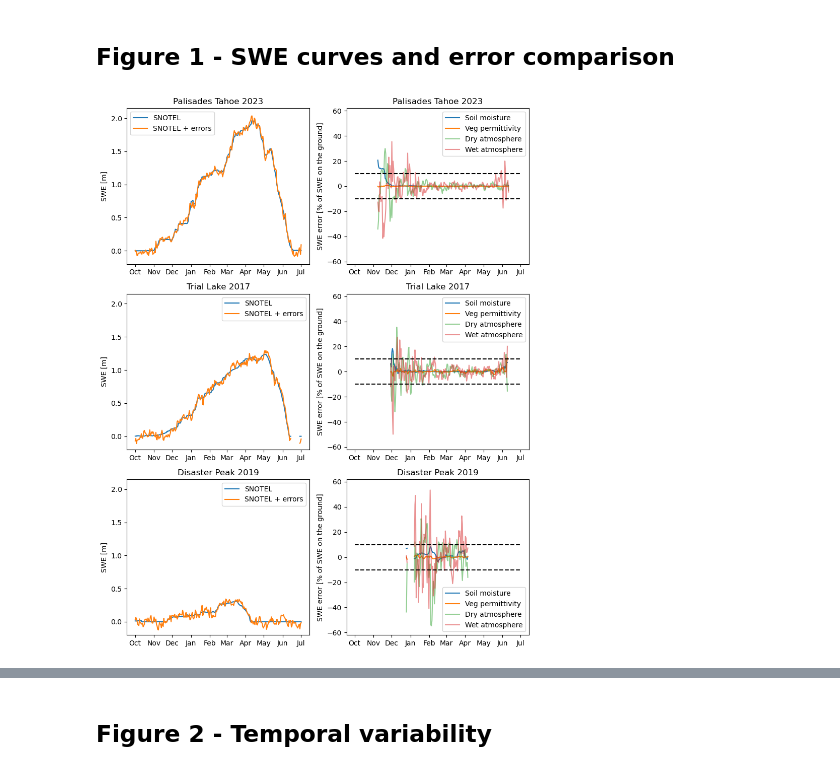
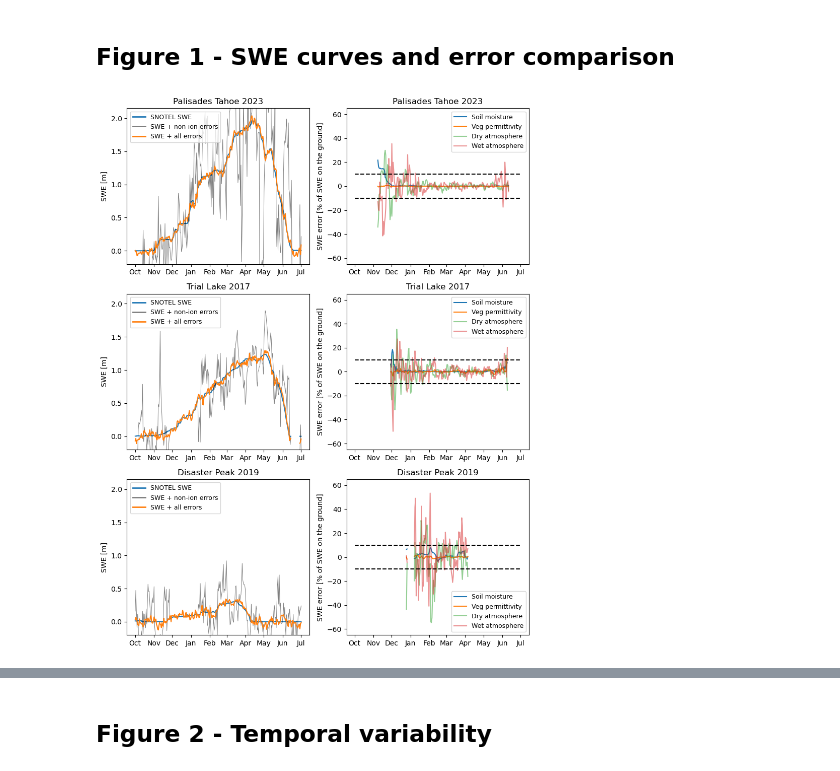
Before and after one commit to rpalomaki/SWE_error_analysis, a Jupyter notebook: ross_sandbox.ipynb, the cells around one changed output, grey strips where cells are left out. Cells and saved outputs as stored; diff of their text form; code cells hidden in the pictures.

```diff
--- a/ross_sandbox.ipynb
+++ b/ross_sandbox.ipynb
@@ -174,9 +174,9 @@ def plot_swe_curves(station_id: int, wateryear: int, time: str = 'am', ax1=None,
 
     if plot_type == 'total_error':
         # Total error plot
-        df['swe_m'].plot(ax=ax1, lw=1.5, label='SNOTEL')
-#         (df['total_error'] + df['swe_m']).plot(ax=ax1, color='k', alpha=0.5, lw=0.7, label='SNOTEL + all errors')
-        (df['non_ion_error'] + df['swe_m']).plot(ax=ax1, label='SNOTEL + errors')
+        df['swe_m'].plot(ax=ax1, lw=1.5, label='SNOTEL SWE')
+        (df['total_error'] + df['swe_m']).plot(ax=ax1, color='k', alpha=0.5, lw=0.7, label='SWE + non-ion errors')
+        (df['non_ion_error'] + df['swe_m']).plot(ax=ax1, label='SWE + all errors')
 
         ax1.set_title(f'{site["station_name"].values[0]} {wateryear}')
         ax1.set_xlabel('')
@@ -184,7 +184,9 @@ def plot_swe_curves(station_id: int, wateryear: int, time: str = 'am', ax1=None,
         ax1.xaxis.set_major_locator(mdates.MonthLocator())
         ax1.xaxis.set_major_formatter(mdates.DateFormatter('%b'))
         ax1.set_xticklabels(ax1.get_xticklabels(), rotation=0, ha='center')
-        ax1.legend()
+        leg = ax1.legend(fontsize=9, loc='upper left')
+        for legobj in leg.legend_handles:
+            legobj.set_linewidth(2.0)
 
         # Error components
         percent_error = pd.DataFrame(index=df.index)
@@ -209,7 +211,7 @@ def plot_swe_curves(station_id: int, wateryear: int, time: str = 'am', ax1=None,
         ax2.set_xticklabels(ax2.get_xticklabels(), rotation=0, ha='center')
 #         ax2.set_ylim([-100,50])
         ax2.set_ylabel('SWE error [% of SWE on the ground]')
-        ax2.legend()
+        ax2.legend(fontsize=9)
 
     elif plot_type == 'individual':
         if ax1 is None:
@@ -226,7 +228,7 @@ def plot_swe_curves(station_id: int, wateryear: int, time: str = 'am', ax1=None,
         ax1.set_title(f'{site["station_name"].values[0]} WY{wateryear}')
         ax1.set_xlabel('')
         ax1.set_ylabel('SWE [m]')
-        ax1.legend()
+        ax1.legend(fontsize=9, loc='upper right')
 
     if return_data:
         return df
@@ -240,35 +242,36 @@ wateryear = 2023
 
 sites = pd.read_csv('/pl/active/palomaki-sar/insar_swe_errors/data/snotel/fig4_sites.csv')
 site = sites.loc[sites['station_id']==station_id]
 # df = plot_swe_curves(station_id=station_id, wateryear=wateryear)
 
 # 1000 2023
 
 fig, ax = plt.subplots(3, 2, figsize=(11*0.8,14*0.8))
-test = plot_swe_curves(station_id=784, wateryear=2023, ax1=ax[0,0], ax2=ax[0,1], return_data=True)
-plot_swe_curves(station_id=828, wateryear=2017, ax1=ax[1,0], ax2=ax[1,1], return_data=False)
-plot_swe_curves(station_id=445, wateryear=2019, ax1=ax[2,0], ax2=ax[2,1], return_data=False)
+palisades = plot_swe_curves(station_id=784, wateryear=2023, ax1=ax[0,0], ax2=ax[0,1], return_data=True)
+trial = plot_swe_curves(station_id=828, wateryear=2017, ax1=ax[1,0], ax2=ax[1,1], return_data=True)
+disaster = plot_swe_curves(station_id=445, wateryear=2019, ax1=ax[2,0], ax2=ax[2,1], return_data=True)
 ymin = min([ax.get_ylim()[0] for ax in ax[0]])
 ymax = max([ax.get_ylim()[1] for ax in ax[0]])
 for axx in ax[:,0]:
     axx.set_ylim([-0.2, 2.15])
 for axx in ax[:,1]:
-    axx.set_ylim([-62, 62])
+    axx.set_ylim([-65, 65])
 
 plt.tight_layout()
+fig.savefig('local/figs/fig1_with_ion.png', dpi=300)
 # plt.show()
 
 
 
 # for s_id in sites['station_id']:
 #     fig, ax = plt.subplots(2, 5, figsize=(20,8))
 #     for i, year in enumerate(range(2016,2026)):
 #         plot_swe_curves(station_id=s_id, wateryear=year, plot_type='individual', ax1=ax.flatten()[i], return_data=False)
 
 #     plt.tight_layout()
 #     fig.savefig(f'local/figs/{s_id}_allyears.png', dpi=300)
 #     plt.close()
 
 # plt.tight_layout()
 # %% [output]
-[figure, old version]
+[figure, new version]
```
Also changed, not shown: parts of 7 cells of this notebook.
